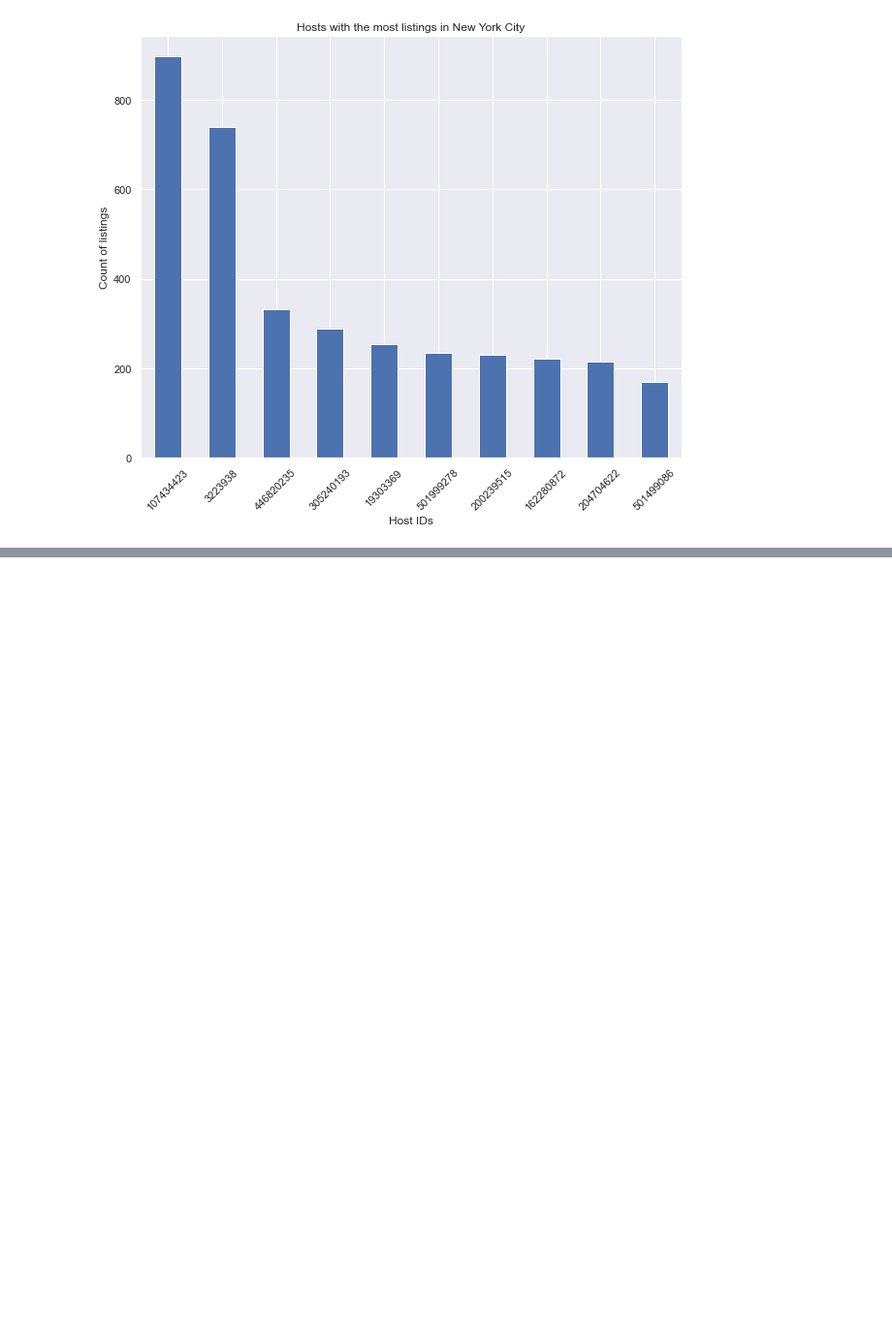
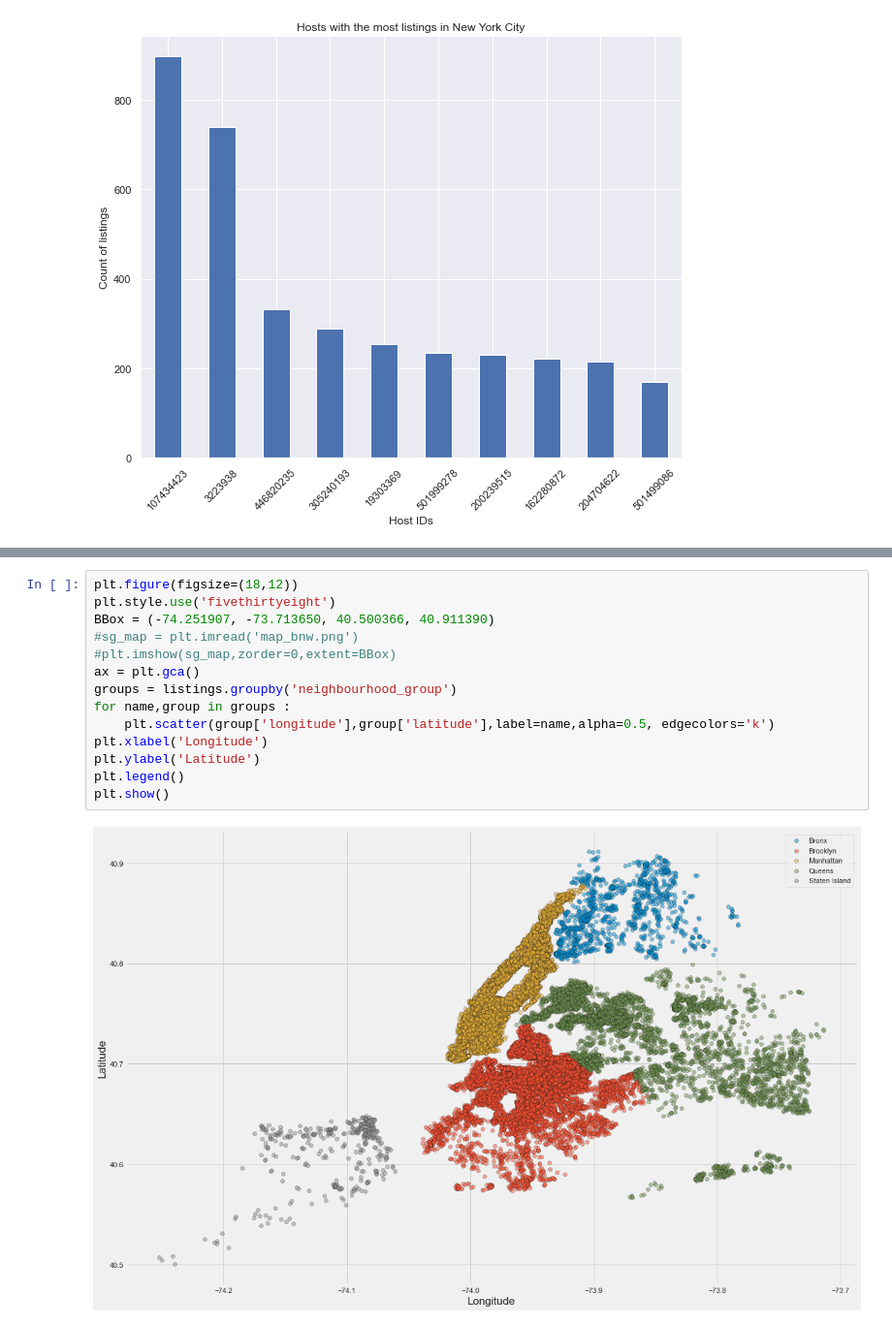
Before and after one commit to admacpherson/NYC-Airbnb-Data-Exploration, a Jupyter notebook: Airbnb NYC.ipynb, the cells around one changed output, grey strips where cells are left out. Shown: that part at 97% size. Saved outputs shown, nothing was run; the diff lists cells and outputs as text; blank space fills up the shorter version.

```diff
--- a/Airbnb NYC.ipynb
+++ b/Airbnb NYC.ipynb
@@ -107,0 +119,16 @@ plt.show()
+# %%
+plt.figure(figsize=(18,12))
+plt.style.use('fivethirtyeight')
+BBox = (-74.251907, -73.713650, 40.500366, 40.911390)
+#sg_map = plt.imread('map_bnw.png')
+#plt.imshow(sg_map,zorder=0,extent=BBox)
+ax = plt.gca()
+groups = listings.groupby('neighbourhood_group')
+for name,group in groups :
+    plt.scatter(group['longitude'],group['latitude'],label=name,alpha=0.5, edgecolors='k')
+plt.xlabel('Longitude')
+plt.ylabel('Latitude')
+plt.legend()
+plt.show()
+# %% [output]
+[figure, added]
```
Also changed, not shown: parts of 8 cells of this notebook.
